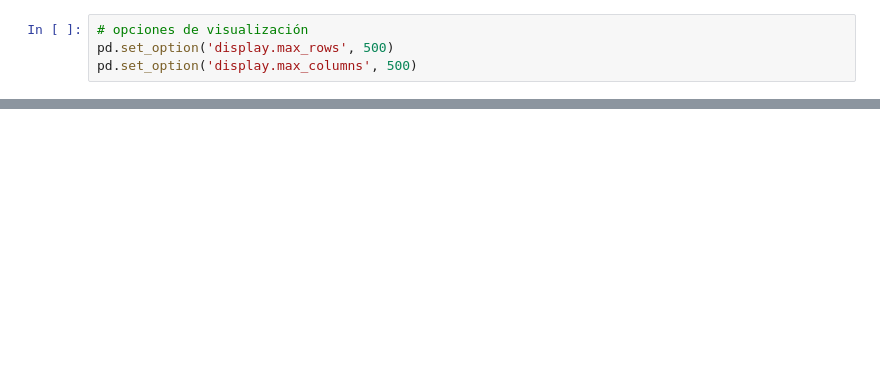
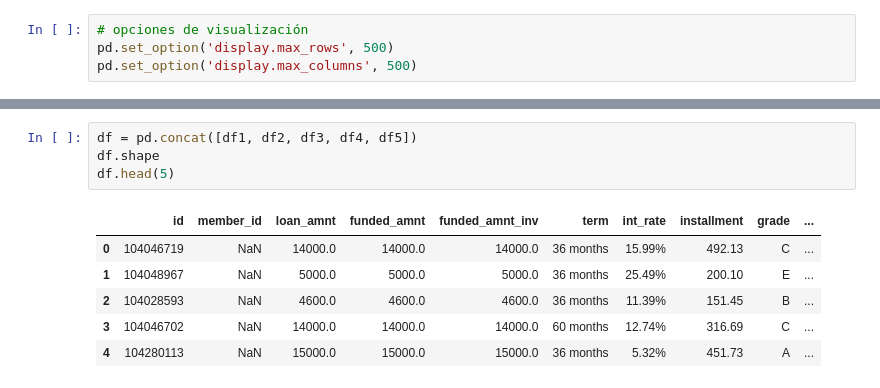
Before and after one commit to josee2202/proyecto, a Jupyter notebook: proyecto_ejemplo.ipynb, the cells around one changed output, grey strips where cells are left out. Cells and saved outputs as stored; diff of their text form; blank space fills up the shorter version.

```diff
--- a/proyecto_ejemplo.ipynb
+++ b/proyecto_ejemplo.ipynb
@@ -45,0 +81,11 @@ pd.set_option('display.max_columns', 500)
+# %%
+df = pd.concat([df1, df2, df3, df4, df5])
+df.shape
+df.head(5)
+# %% [output]
+|  | id | member_id | loan_amnt | funded_amnt | funded_amnt_inv | term | int_rate | installment | grade | ... |
+| 0 | 104046719 | NaN | 14000.0 | 14000.0 | 14000.0 | 36 months | 15.99% | 492.13 | C | ... |
+| 1 | 104048967 | NaN | 5000.0 | 5000.0 | 5000.0 | 36 months | 25.49% | 200.10 | E | ... |
+| 2 | 104028593 | NaN | 4600.0 | 4600.0 | 4600.0 | 36 months | 11.39% | 151.45 | B | ... |
+| 3 | 104046702 | NaN | 14000.0 | 14000.0 | 14000.0 | 60 months | 12.74% | 316.69 | C | ... |
+| 4 | 104280113 | NaN | 15000.0 | 15000.0 | 15000.0 | 36 months | 5.32% | 451.73 | A | ... |
```
Also changed, not shown: parts of 23 cells of this notebook.
